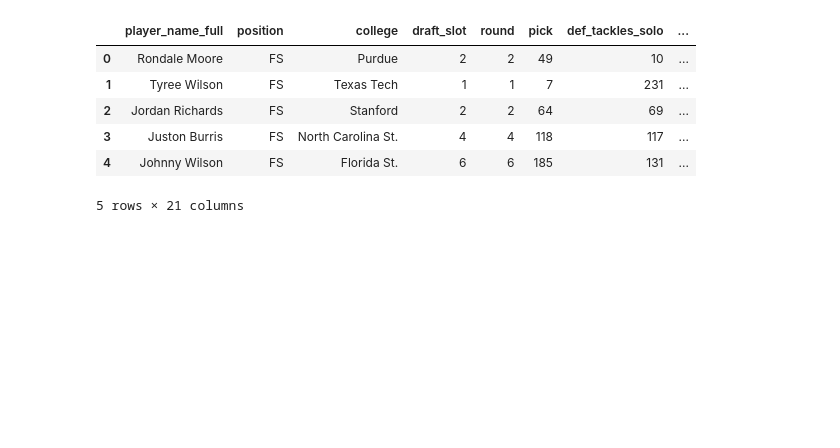
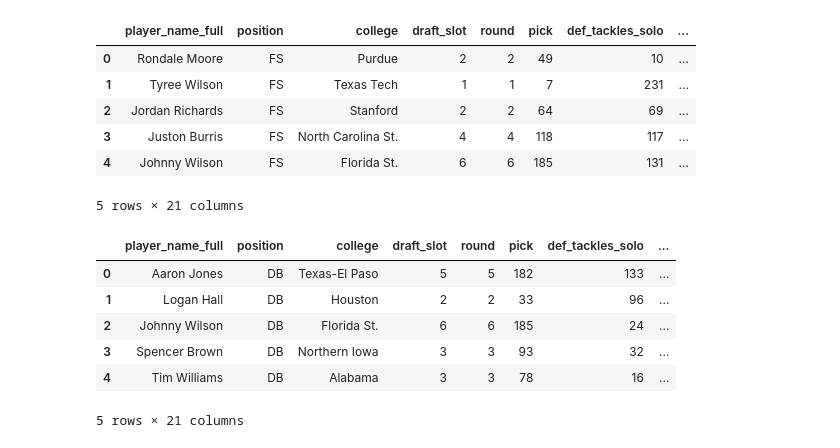
Before and after one commit to eauy27/STA141B-Group-26, a Jupyter notebook: SQL_NFLdata.ipynb, the cells around one changed output. Drawn from its saved outputs; the diff is of its cells as text; code cells hidden in the pictures; blank space fills up the shorter version.

Commit message:
df for Defensive positions

```diff
--- a/SQL_NFLdata.ipynb
+++ b/SQL_NFLdata.ipynb
@@ -352,3 +348,47 @@ df_fs.head()
 | 3 | Juston Burris | FS | North Carolina St. | 4 | 4 | 118 | 117 | ... |
 | 4 | Johnny Wilson | FS | Florida St. | 6 | 6 | 185 | 131 | ... |
 5 rows × 21 columns
+# %%
+# DB
+query_DB = """
+            SELECT t.player_name_full,
+                    t.position,
+                    t.college,
+                    t.draft_slot,
+                    t.round,
+                    t.pick,
+
+                    t.def_tackles_solo,
+                    a.def_tackles_solo_mean,
+                    (t.def_tackles_solo - a.def_tackles_solo_mean) AS def_tackles_diff,
+
+                    t.def_interceptions,
+                    a.def_interceptions_mean,
+                    (t.def_interceptions - a.def_interceptions_mean) AS def_interceptions_diff,
+
+                    t.def_pass_defended,
+                    a.def_pass_defended_mean,
+                    (t.def_pass_defended - a.def_pass_defended_mean) AS def_pass_defended_diff,
+
+                    t.def_sacks,
+                    a.def_sacks_mean,
+                    (t.def_sacks - a.def_sacks_mean) AS def_sacks_diff,
+
+                    t.def_tackles_for_loss,
+                    a.def_tackles_for_loss_mean,
+                    (t.def_tackles_for_loss - a.def_tackles_for_loss_mean) AS def_tackles_for_loss_diff
+
+            FROM TOT_DB t
+            JOIN AVG_DB a
+            ON t.draft_slot = a.draft_slot
+        """
+df_DB = pd.read_sql(query_DB,db)
+df_DB.head()
+# %% [output]
+|  | player_name_full | position | college | draft_slot | round | pick | def_tackles_solo | ... |
+| 0 | Aaron Jones | DB | Texas-El Paso | 5 | 5 | 182 | 133 | ... |
+| 1 | Logan Hall | DB | Houston | 2 | 2 | 33 | 96 | ... |
+| 2 | Johnny Wilson | DB | Florida St. | 6 | 6 | 185 | 24 | ... |
+| 3 | Spencer Brown | DB | Northern Iowa | 3 | 3 | 93 | 32 | ... |
+| 4 | Tim Williams | DB | Alabama | 3 | 3 | 78 | 16 | ... |
+5 rows × 21 columns
```
Also changed, not shown: parts of 10 cells of this notebook, 1 other file.
